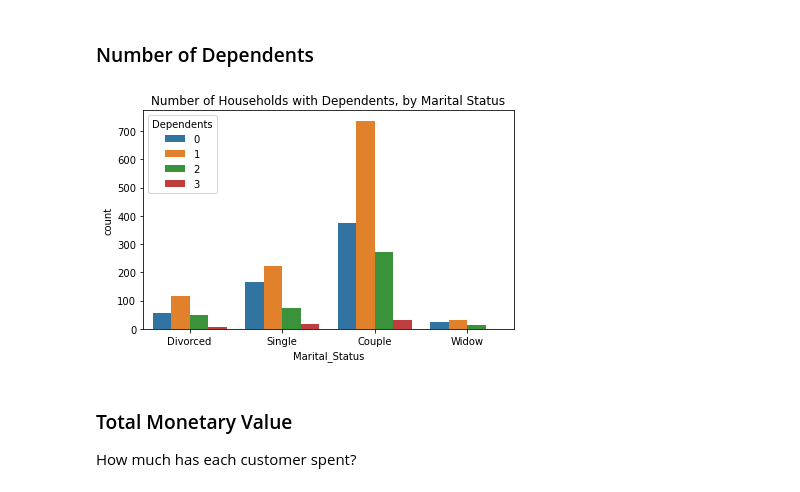
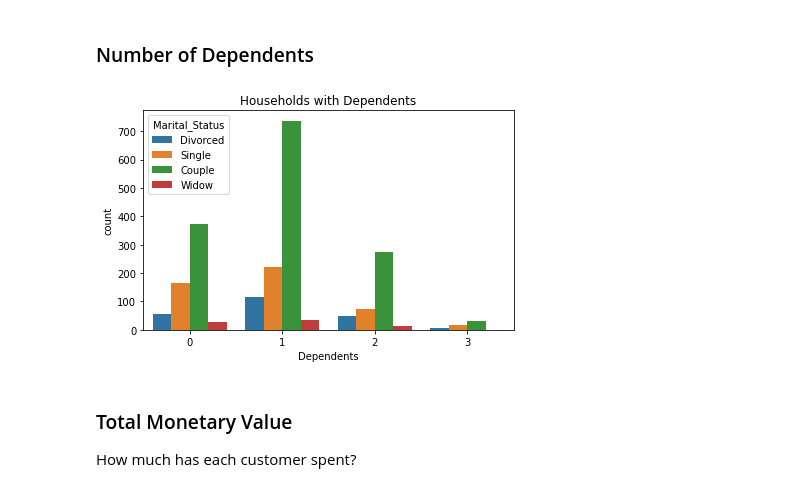
Before and after one commit to jma199/business-marketing-case-study, a Jupyter notebook: 1 eda.ipynb, the cells around one changed output. Cells and saved outputs as stored; diff of their text form; code cells hidden in the pictures.

```diff
--- a/1 eda.ipynb
+++ b/1 eda.ipynb
@@ -275,3 +343,0 @@ The boxplot show us that there are a few outliers,
-# %%
-data.drop(data[data['Age'] >= 95].index, inplace=True)
-# data.head()
@@ -323,12 +403,12 @@ plt.show()
 data['Dependents'] = data['Kidhome'] + data['Teenhome']
 # %%
 fig, ax = plt.subplots()
-sns.countplot(x = 'Marital_Status', data=data, hue='Dependents')
-plt.title("Number of Households with Dependents, by Marital Status")
+sns.countplot(x = 'Dependents', data=data, hue='Marital_Status')
+plt.title("Households with Dependents")
 plt.tight_layout()
 plt.show()
 # %% [output]
-[figure, old version]
+[figure, new version]
 # %% [markdown]
 ### Total Monetary Value
 
```
Also changed, not shown: parts of 32 cells of this notebook.
